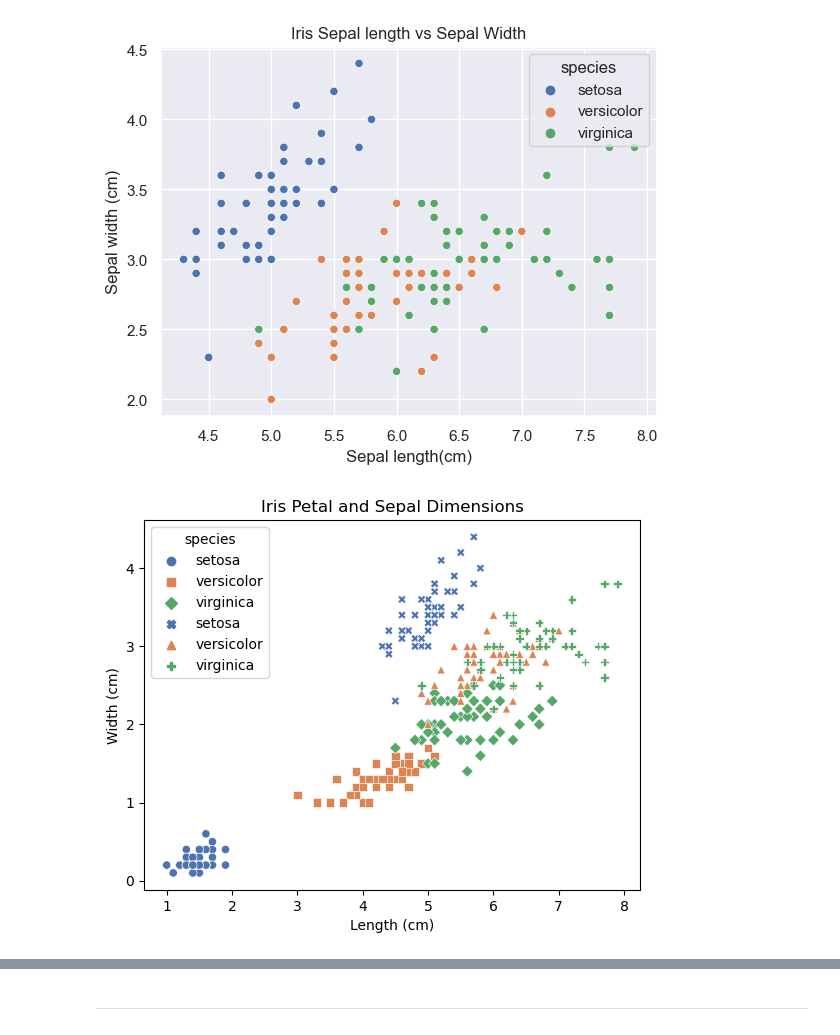
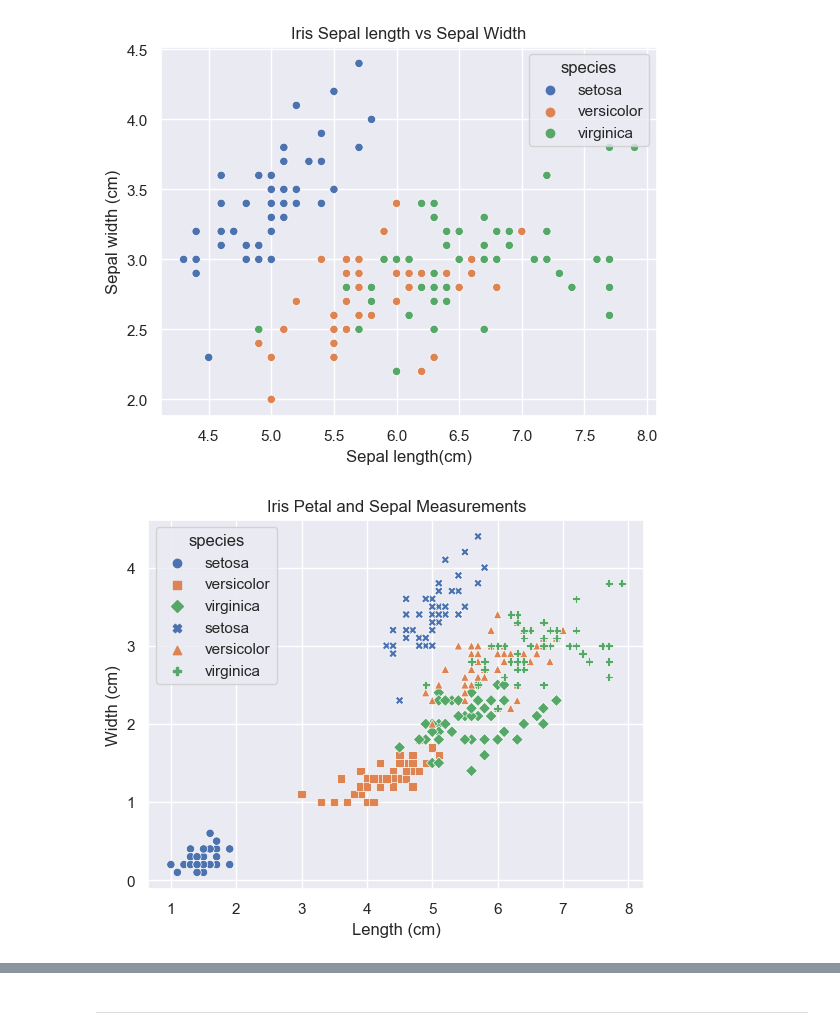
Before and after one commit to nataliia-dragunova/pands-project, a Jupyter notebook: iris.ipynb, the cells around one changed output, grey strips where cells are left out. Saved outputs shown, nothing was run; the diff lists cells and outputs as text; code cells hidden in the pictures.

```diff
--- a/iris.ipynb
+++ b/iris.ipynb
@@ -104,3 +105,29 @@ iris_df.describe()
 **Variables for Histograms**
 
 Histogram depicts the frequency distribution of variables in a dataset. And it is ideal for visualizing quantitative data or numerical data. Iris Dataset has 4 numerical variables (petal_length, petal_width, sepal_length, sepal_width) for creating histograms
+# %%
+# in collaboration with ChatGPT
+
+# Set the aesthetics for the plots
+sns.set(style="whitegrid")
+
+# Define the numeric columns to plot
+numeric_columns = ['sepal_length', 'sepal_width', 'petal_length', 'petal_width']
+n_cols = 3
+n_rows = 4
+
+# Create a figure with a 4x3 grid of subplots
+fig, axes = plt.subplots(n_rows, n_cols, figsize=(15, 20), sharex=False, sharey=False)
+axes = axes.flatten()
+
+# Plot histograms for each numeric column and each species
+for i, col in enumerate(numeric_columns):
+    for j, species in enumerate(iris_df['species'].unique()):
+        sns.histplot(data=iris_df[iris_df['species'] == species], x=col, bins=20, ax=axes[i * 3 + j], kde=False)
+        axes[i * 3 + j].set_title(f'{species} {col}')
+
+# Adjust layout
+plt.tight_layout()
+plt.suptitle("Distribution of Each Variable by Iris Species", y=1.02)
+
+plt.show()
@@ -170,22 +199,22 @@ plt.show()
 # %% [output]
 [figure]
 # %%
-# All dementions in the same scatter plot
+# All measurements in the same scatter plot #3
 
-# Create the scatter plot #3 for petal dimensions
-sns.scatterplot(data=iris_df, x='petal_length', y='petal_width', hue='species', style='species', markers=['o', 's', 'D'], palette='deep')
+# Create the scatter plot for petal measurements
+sns.scatterplot(data=iris_df, x='petal_length', y='petal_width', hue='species', style='species', markers=['o', 's', 'D'])
 
-# Overlay the scatter plot for sepal dimensions
-sns.scatterplot(data=iris_df, x='sepal_length', y='sepal_width', hue='species', style='species', markers=['X', '^', 'P'], palette='deep')
+# Overlay the scatter plot for sepal measurements
+sns.scatterplot(data=iris_df, x='sepal_length', y='sepal_width', hue='species', style='species', markers=['X', '^', 'P'])
 # Set labels and title
 plt.xlabel('Length (cm)')
 plt.ylabel('Width (cm)')
-plt.title('Iris Petal and Sepal Dimensions')
+plt.title('Iris Petal and Sepal Measurements')
 
 # Display the plot
 plt.show()
 # %% [output]
-[figure, old version]
+[figure, new version]
 # %% [markdown]
 **Conclusion** (alternative)
 
```
Also changed, not shown: parts of 8 cells of this notebook, 22 other files.
